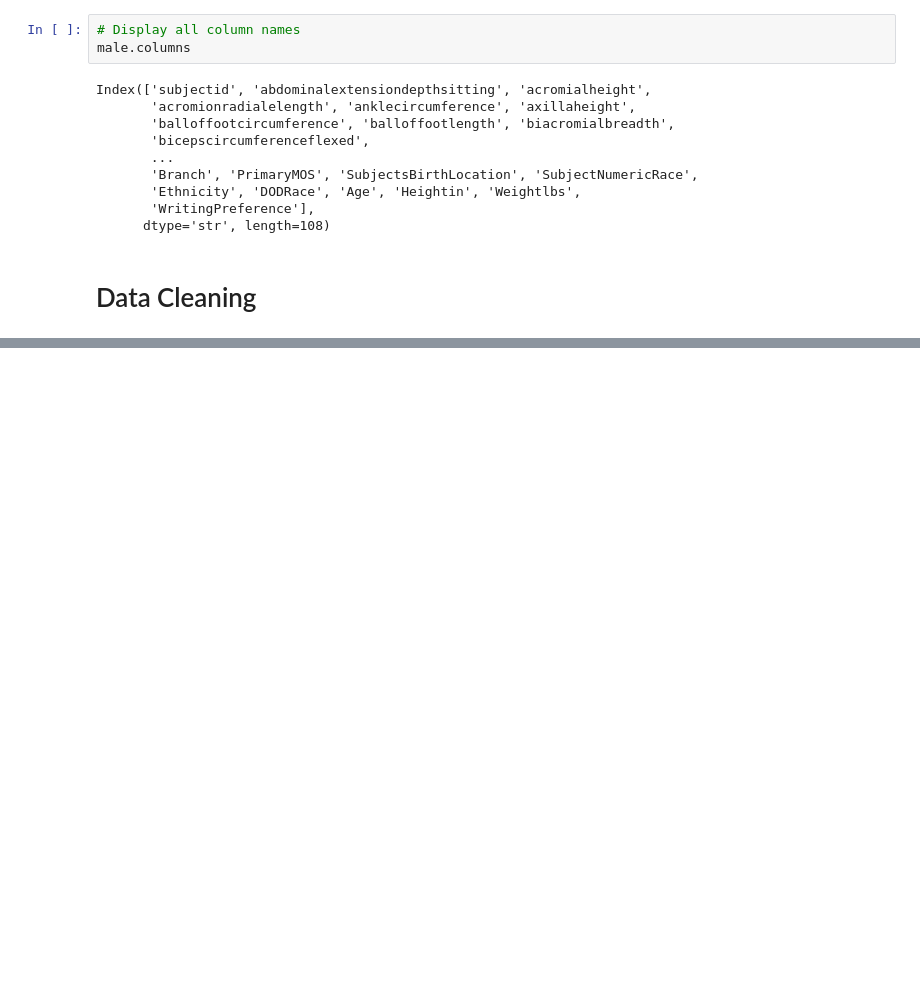
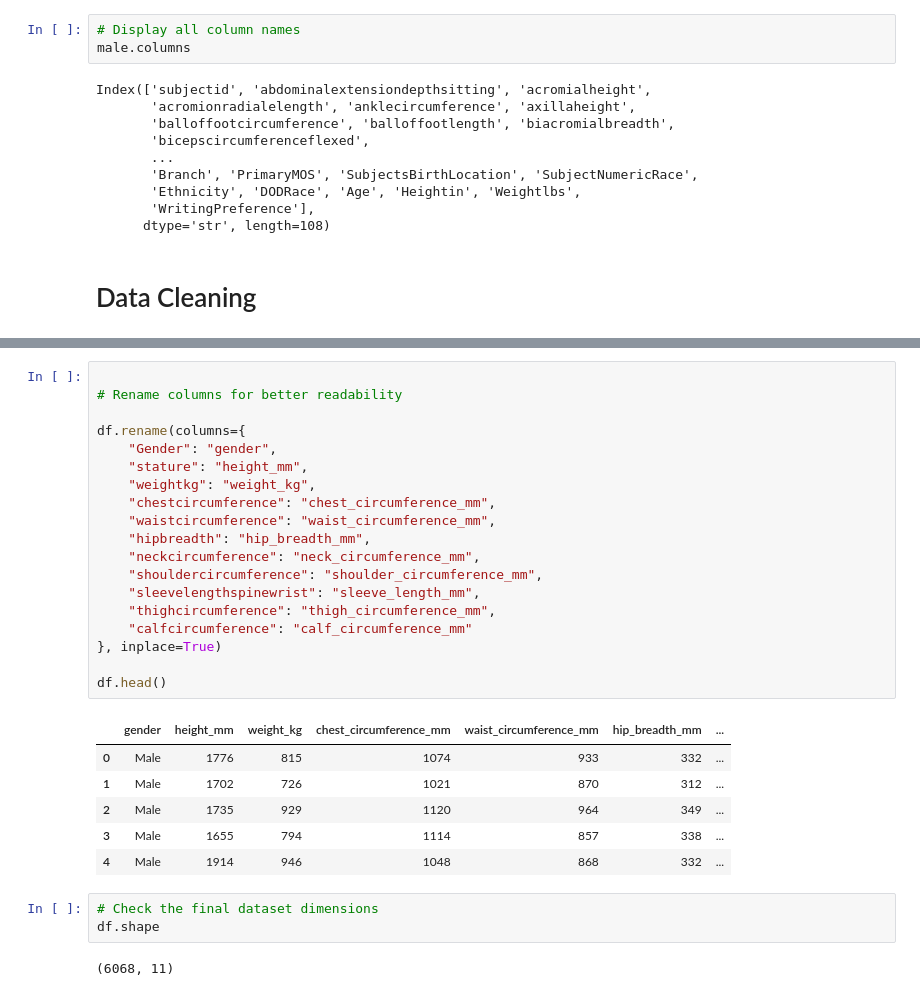
Before and after one commit to Twyla-art/CLOTHING-SIZE-RECOMMENDATION, a Jupyter notebook: clothing size recommendation.ipynb, the cells around one changed output, grey strips where cells are left out. Saved outputs shown, nothing was run; the diff lists cells and outputs as text; blank space fills up the shorter version.

```diff
--- a/clothing size recommendation.ipynb
+++ b/clothing size recommendation.ipynb
@@ -146,0 +312,31 @@ Index(['subjectid', 'abdominalextensiondepthsitting', 'acromialheight',
+# %%
+
+# Rename columns for better readability
+
+df.rename(columns={
+    "Gender": "gender",
+    "stature": "height_mm",
+    "weightkg": "weight_kg",
+    "chestcircumference": "chest_circumference_mm",
+    "waistcircumference": "waist_circumference_mm",
+    "hipbreadth": "hip_breadth_mm",
+    "neckcircumference": "neck_circumference_mm",
+    "shouldercircumference": "shoulder_circumference_mm",
+    "sleevelengthspinewrist": "sleeve_length_mm",
+    "thighcircumference": "thigh_circumference_mm",
+    "calfcircumference": "calf_circumference_mm"
+}, inplace=True)
+
+df.head()
+# %% [output]
+|  | gender | height_mm | weight_kg | chest_circumference_mm | waist_circumference_mm | hip_breadth_mm | ... |
+| 0 | Male | 1776 | 815 | 1074 | 933 | 332 | ... |
+| 1 | Male | 1702 | 726 | 1021 | 870 | 312 | ... |
+| 2 | Male | 1735 | 929 | 1120 | 964 | 349 | ... |
+| 3 | Male | 1655 | 794 | 1114 | 857 | 338 | ... |
+| 4 | Male | 1914 | 946 | 1048 | 868 | 332 | ... |
+# %%
+# Check the final dataset dimensions
+df.shape
+# %% [output]
+(6068, 11)
```
Also changed, not shown: parts of 18 cells of this notebook.
